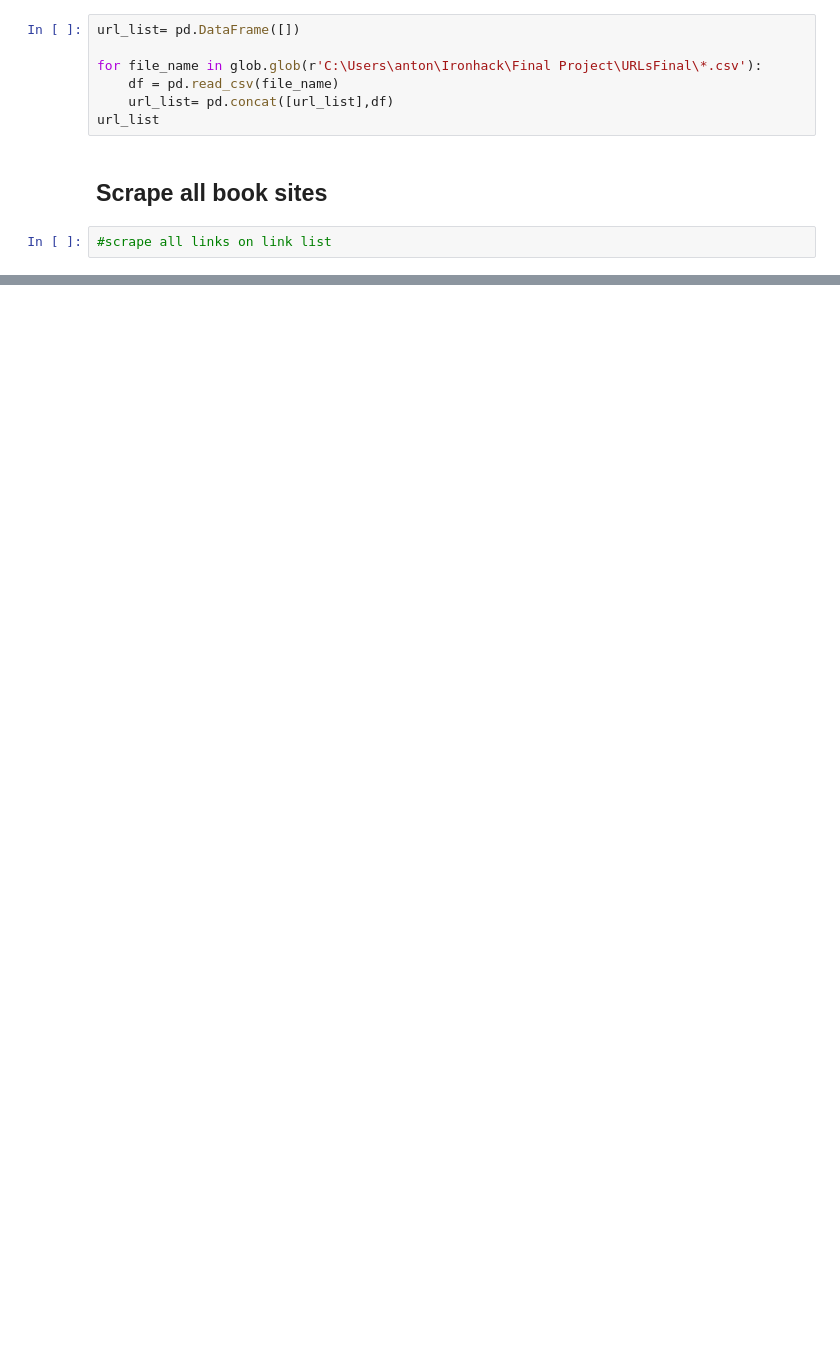
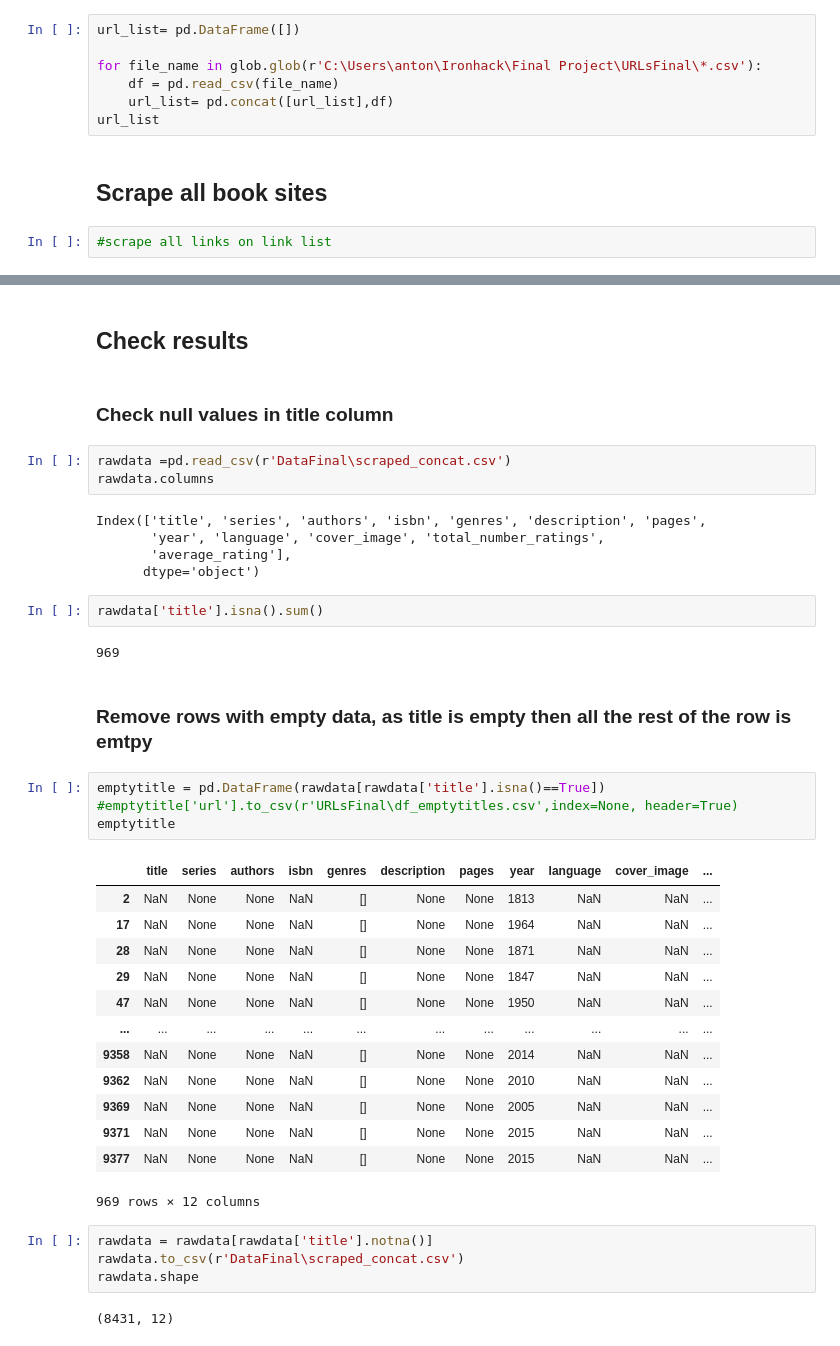
Before and after one commit to AntoniaBl/Ironhack_FinalProject_Books, a Jupyter notebook: Webscraping_Goodreads.ipynb, the cells around one changed output, grey strips where cells are left out. Drawn from its saved outputs; the diff is of its cells as text; blank space fills up the shorter version.

```diff
--- a/Webscraping_Goodreads.ipynb
+++ b/Webscraping_Goodreads.ipynb
@@ -467,0 +480,42 @@ dfgh
+# %% [markdown]
+ ## Check results
+# %% [markdown]
+### Check null values in title column
+# %%
+rawdata =pd.read_csv(r'DataFinal\scraped_concat.csv')
+rawdata.columns
+# %% [output]
+Index(['title', 'series', 'authors', 'isbn', 'genres', 'description', 'pages',
+       'year', 'language', 'cover_image', 'total_number_ratings',
+       'average_rating'],
+      dtype='object')
+# %%
+rawdata['title'].isna().sum()
+# %% [output]
+969
+# %% [markdown]
+### Remove rows with empty data, as title is empty then all the rest of the row is emtpy
+# %%
+emptytitle = pd.DataFrame(rawdata[rawdata['title'].isna()==True])
+#emptytitle['url'].to_csv(r'URLsFinal\df_emptytitles.csv',index=None, header=True)
+emptytitle
+# %% [output]
+|  | title | series | authors | isbn | genres | description | pages | year | language | cover_image | ... |
+| 2 | NaN | None | None | NaN | [] | None | None | 1813 | NaN | NaN | ... |
+| 17 | NaN | None | None | NaN | [] | None | None | 1964 | NaN | NaN | ... |
+| 28 | NaN | None | None | NaN | [] | None | None | 1871 | NaN | NaN | ... |
+| 29 | NaN | None | None | NaN | [] | None | None | 1847 | NaN | NaN | ... |
+| 47 | NaN | None | None | NaN | [] | None | None | 1950 | NaN | NaN | ... |
+| ... | ... | ... | ... | ... | ... | ... | ... | ... | ... | ... | ... |
+| 9358 | NaN | None | None | NaN | [] | None | None | 2014 | NaN | NaN | ... |
+| 9362 | NaN | None | None | NaN | [] | None | None | 2010 | NaN | NaN | ... |
+| 9369 | NaN | None | None | NaN | [] | None | None | 2005 | NaN | NaN | ... |
+| 9371 | NaN | None | None | NaN | [] | None | None | 2015 | NaN | NaN | ... |
+| 9377 | NaN | None | None | NaN | [] | None | None | 2015 | NaN | NaN | ... |
+969 rows × 12 columns
+# %%
+rawdata = rawdata[rawdata['title'].notna()]
+rawdata.to_csv(r'DataFinal\scraped_concat.csv')
+rawdata.shape
+# %% [output]
+(8431, 12)
```
Also changed, not shown: parts of 22 cells of this notebook, 1 other file.
